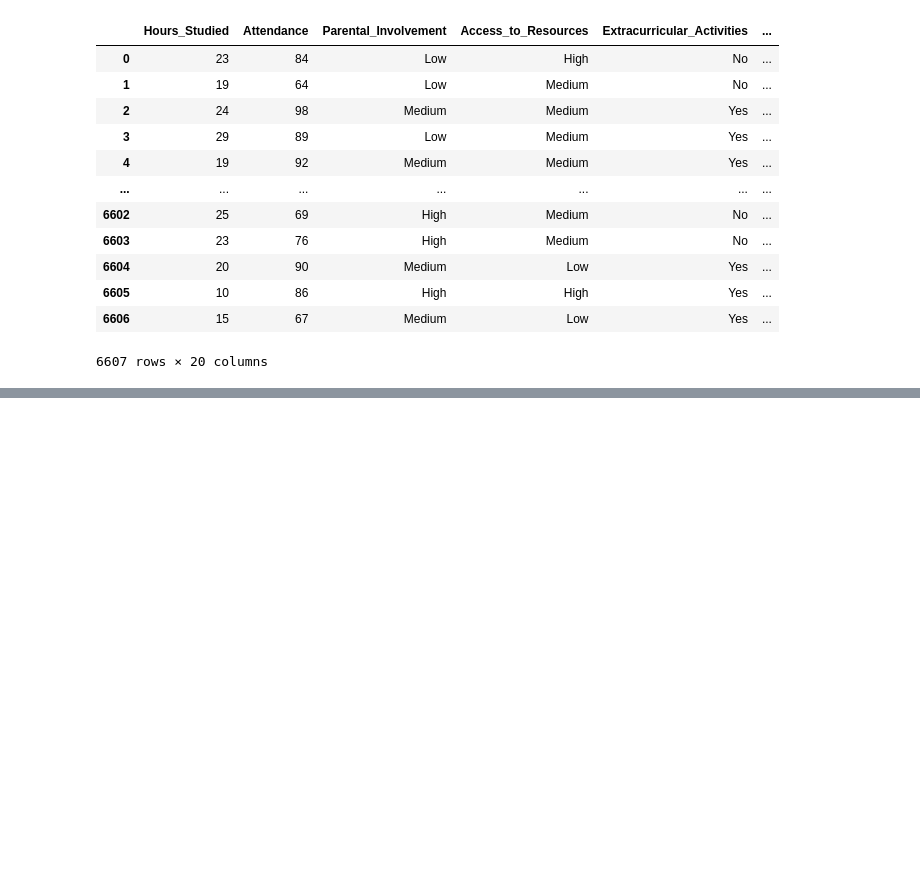
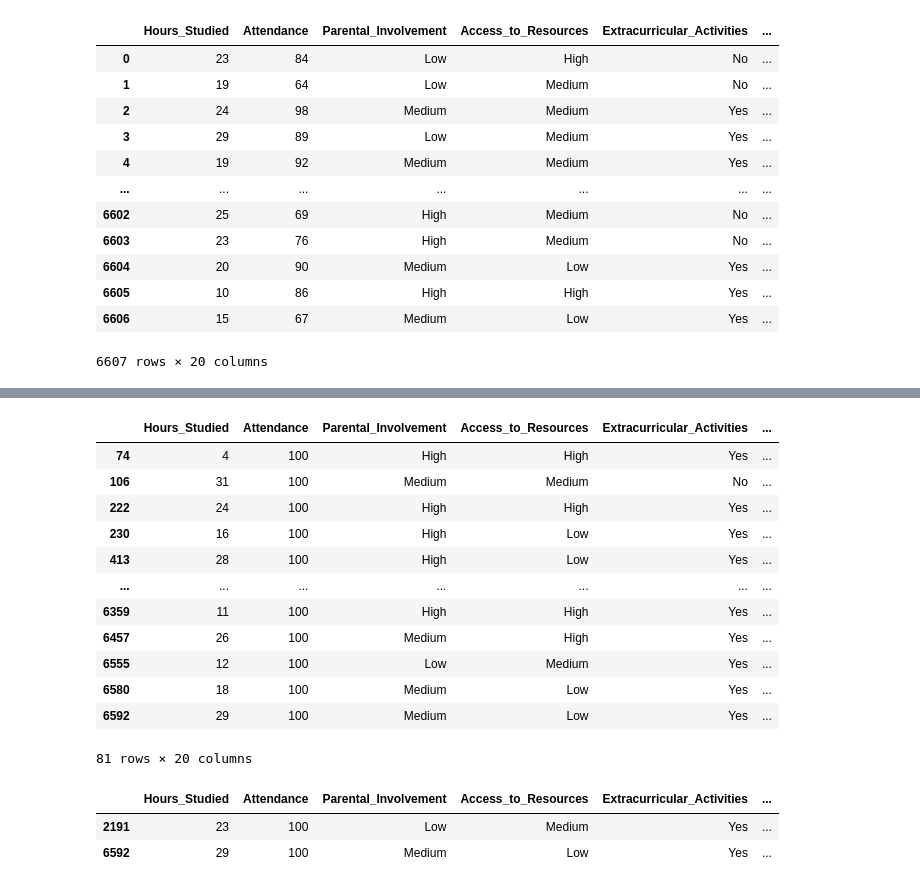
Before and after one commit to dwivediprashant/python_learning_AIML, a Jupyter notebook: Pandas/kaggle.ipynb, the cells around one changed output, grey strips where cells are left out. Drawn from its saved outputs; the diff is of its cells as text; code cells hidden in the pictures; blank space fills up the shorter version.

Commit message:
Learn EDA methods : selecting columns,rows filtering data ,chaining, applying conditions

```diff
--- a/Pandas/kaggle.ipynb
+++ b/Pandas/kaggle.ipynb
@@ -1,7 +1,7 @@
 # %%
 import pandas as pd
 # %%
-data=pd.read_csv("./StudentPerformanceFactors.csv")
+data=pd.read_csv("./data/StudentPerformanceFactors.csv")
 data
 # %% [output]
 |  | Hours_Studied | Attendance | Parental_Involvement | Access_to_Resources | Extracurricular_Activities | ... |
@@ -19,0 +218,31 @@ data
+# %%
+# Filtering of data based on conditions
+
+# print attendance = 100
+data[ data["Attendance"] ==100]
+# %% [output]
+|  | Hours_Studied | Attendance | Parental_Involvement | Access_to_Resources | Extracurricular_Activities | ... |
+| 74 | 4 | 100 | High | High | Yes | ... |
+| 106 | 31 | 100 | Medium | Medium | No | ... |
+| 222 | 24 | 100 | High | High | Yes | ... |
+| 230 | 16 | 100 | High | Low | Yes | ... |
+| 413 | 28 | 100 | High | Low | Yes | ... |
+| ... | ... | ... | ... | ... | ... | ... |
+| 6359 | 11 | 100 | High | High | Yes | ... |
+| 6457 | 26 | 100 | Medium | High | Yes | ... |
+| 6555 | 12 | 100 | Low | Medium | Yes | ... |
+| 6580 | 18 | 100 | Medium | Low | Yes | ... |
+| 6592 | 29 | 100 | Medium | Low | Yes | ... |
+81 rows × 20 columns
+# %%
+# multiple conditions
+cond1= data["Attendance"]==100
+cond2=data["Extracurricular_Activities"] == "Yes"
+cond3=data["School_Type"]=="Private"
+cond4=data["Previous_Scores"]>=90
+
+data[(cond1) & (cond2) & (cond3) &(cond4)]
+# %% [output]
+|  | Hours_Studied | Attendance | Parental_Involvement | Access_to_Resources | Extracurricular_Activities | ... |
+| 2191 | 23 | 100 | Low | Medium | Yes | ... |
+| 6592 | 29 | 100 | Medium | Low | Yes | ... |
```
Also changed, not shown: parts of 18 cells of this notebook.
